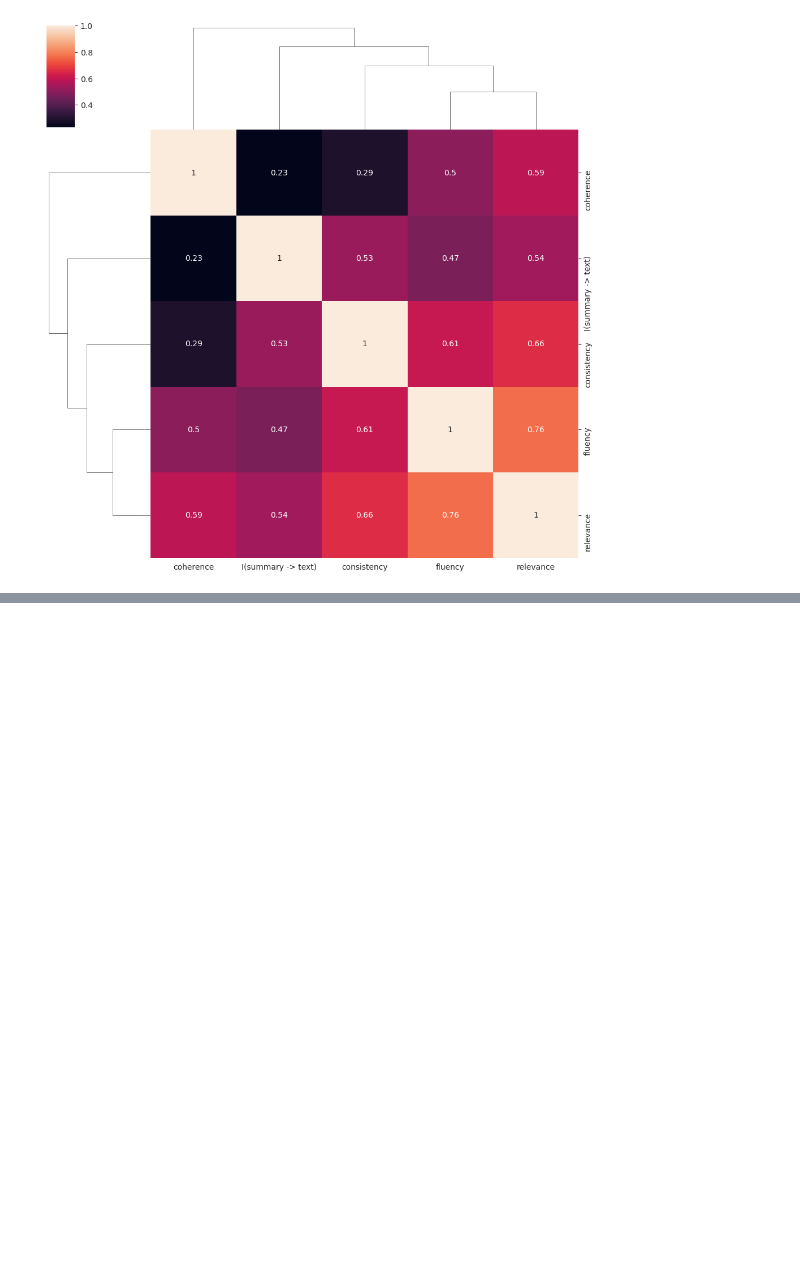
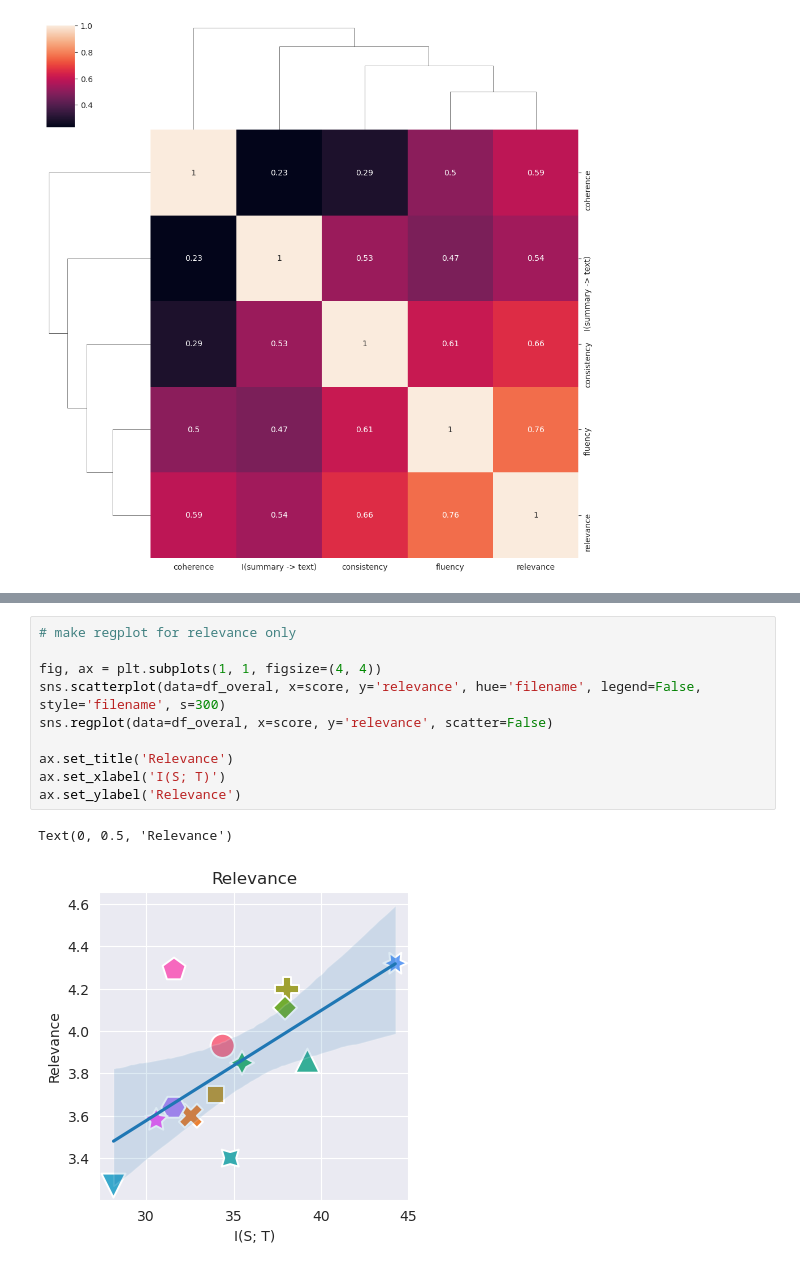
Before and after one commit to ills-montreal/emir, a Jupyter notebook: summarization/summarization_evaluation/SummEval Results.ipynb, the cells around one changed output, grey strips where cells are left out. Saved outputs shown, nothing was run; the diff lists cells and outputs as text; blank space fills up the shorter version.

```diff
--- a/summarization/summarization_evaluation/SummEval Results.ipynb
+++ b/summarization/summarization_evaluation/SummEval Results.ipynb
@@ -190,0 +193,13 @@ fig.tight_layout()
+# %%
+# make regplot for relevance only
+
+fig, ax = plt.subplots(1, 1, figsize=(4, 4))
+sns.scatterplot(data=df_overal, x=score, y='relevance', hue='filename', legend=False, style='filename', s=300)
+sns.regplot(data=df_overal, x=score, y='relevance', scatter=False)
+
+ax.set_title('Relevance')
+ax.set_xlabel('I(S; T)')
+ax.set_ylabel('Relevance')
+# %% [output]
+Text(0, 0.5, 'Relevance')
+[figure, added]
```
Also changed, not shown: parts of 1 cell of this notebook, 22 other files.
